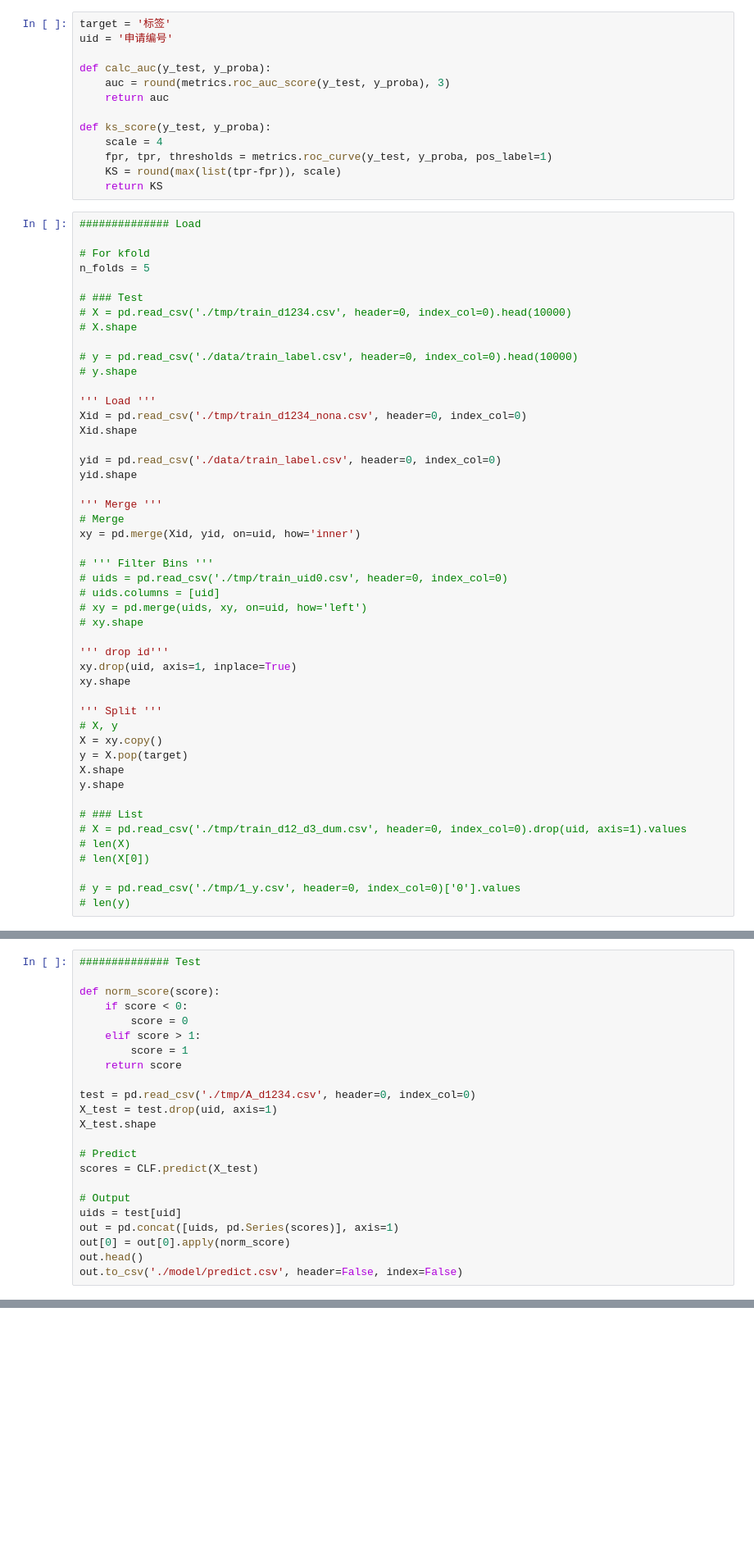
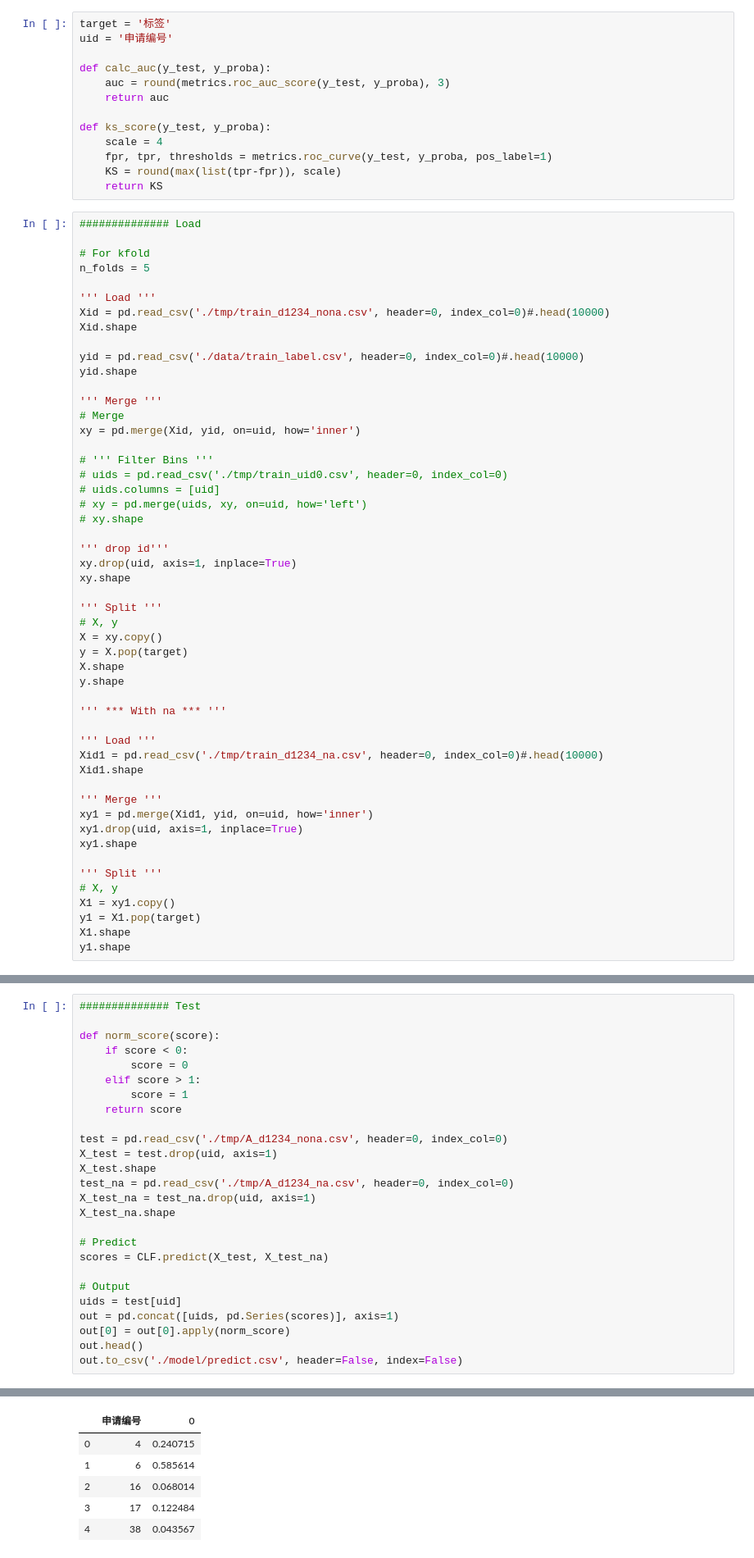
Before and after one commit to boyang-li/the-mission-cup, a Jupyter notebook: 3_modeling_stacking.ipynb, the cells around one changed output, grey strips where cells are left out. Shown: that part at 82% size. Drawn from its saved outputs; the diff is of its cells as text; blank space fills up the shorter version.

```diff
--- a/3_modeling_stacking.ipynb
+++ b/3_modeling_stacking.ipynb
@@ -38,18 +38,11 @@ def ks_score(y_test, y_proba):
 # For kfold
 n_folds = 5
 
-# ### Test
-# X = pd.read_csv('./tmp/train_d1234.csv', header=0, index_col=0).head(10000)
-# X.shape
-
-# y = pd.read_csv('./data/train_label.csv', header=0, index_col=0).head(10000)
-# y.shape
-
 ''' Load '''
-Xid = pd.read_csv('./tmp/train_d1234_nona.csv', header=0, index_col=0)
+Xid = pd.read_csv('./tmp/train_d1234_nona.csv', header=0, index_col=0)#.head(10000)
 Xid.shape
 
-yid = pd.read_csv('./data/train_label.csv', header=0, index_col=0)
+yid = pd.read_csv('./data/train_label.csv', header=0, index_col=0)#.head(10000)
 yid.shape
 
 ''' Merge '''
@@ -73,13 +66,23 @@ y = X.pop(target)
 X.shape
 y.shape
 
-# ### List
-# X = pd.read_csv('./tmp/train_d12_d3_dum.csv', header=0, index_col=0).drop(uid, axis=1).values
-# len(X)
-# len(X[0])
+''' *** With na *** '''
 
-# y = pd.read_csv('./tmp/1_y.csv', header=0, index_col=0)['0'].values
-# len(y)
+''' Load '''
+Xid1 = pd.read_csv('./tmp/train_d1234_na.csv', header=0, index_col=0)#.head(10000)
+Xid1.shape
+
+''' Merge '''
+xy1 = pd.merge(Xid1, yid, on=uid, how='inner')
+xy1.drop(uid, axis=1, inplace=True)
+xy1.shape
+
+''' Split '''
+# X, y
+X1 = xy1.copy()
+y1 = X1.pop(target)
+X1.shape
+y1.shape
 # %% [output]
 ' Load '
 (140000, 812)
@@ -436,12 +364,15 @@ def norm_score(score):
         score = 1
     return score
 
-test = pd.read_csv('./tmp/A_d1234.csv', header=0, index_col=0)
+test = pd.read_csv('./tmp/A_d1234_nona.csv', header=0, index_col=0)
 X_test = test.drop(uid, axis=1)
 X_test.shape
+test_na = pd.read_csv('./tmp/A_d1234_na.csv', header=0, index_col=0)
+X_test_na = test_na.drop(uid, axis=1)
+X_test_na.shape
 
 # Predict
-scores = CLF.predict(X_test)
+scores = CLF.predict(X_test, X_test_na)
 
 # Output
 uids = test[uid]
@@ -449,3 +380,4 @@ out = pd.concat([uids, pd.Series(scores)], axis=1)
 out[0] = out[0].apply(norm_score)
 out.head()
 out.to_csv('./model/predict.csv', header=False, index=False)
+# %% [output]
@@ -452,3 +386,9 @@ out.to_csv('./model/predict.csv', header=False, index=False)
+|  | 申请编号 | 0 |
+| 0 | 4 | 0.240715 |
+| 1 | 6 | 0.585614 |
+| 2 | 16 | 0.068014 |
+| 3 | 17 | 0.122484 |
+| 4 | 38 | 0.043567 |
 # %%
 # # ############## Predict Train
 
```
Also changed, not shown: parts of 4 cells of this notebook, 1 other file.
